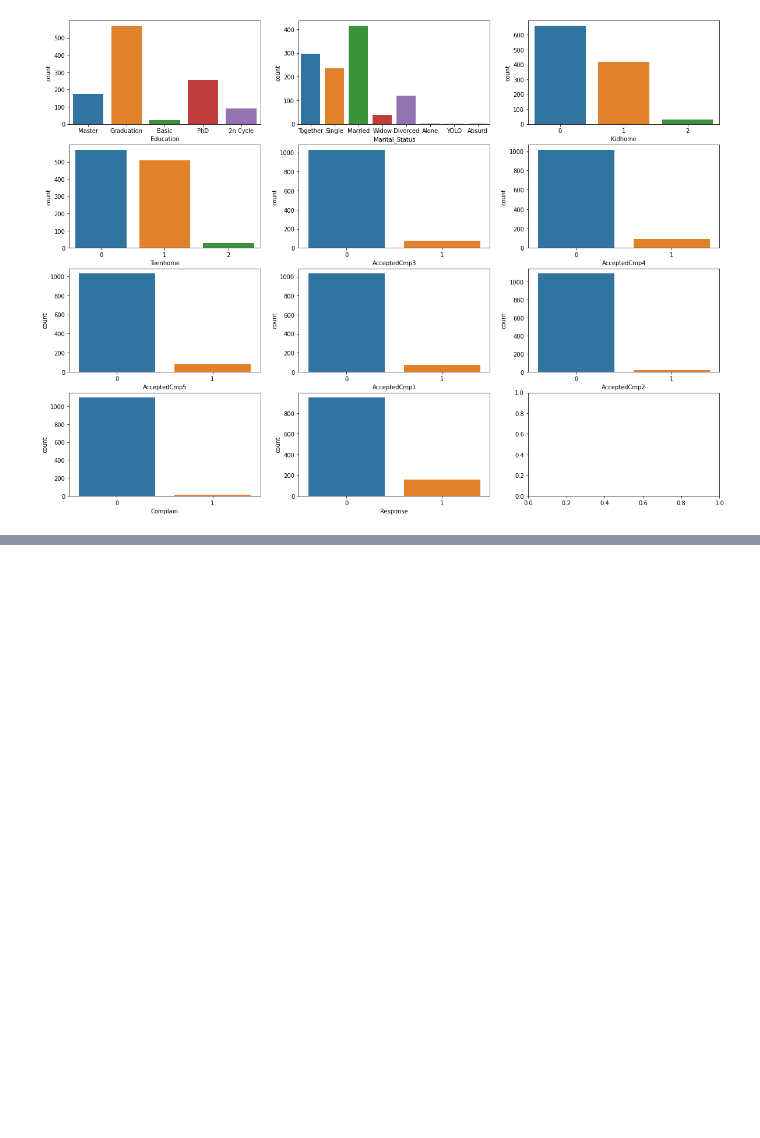
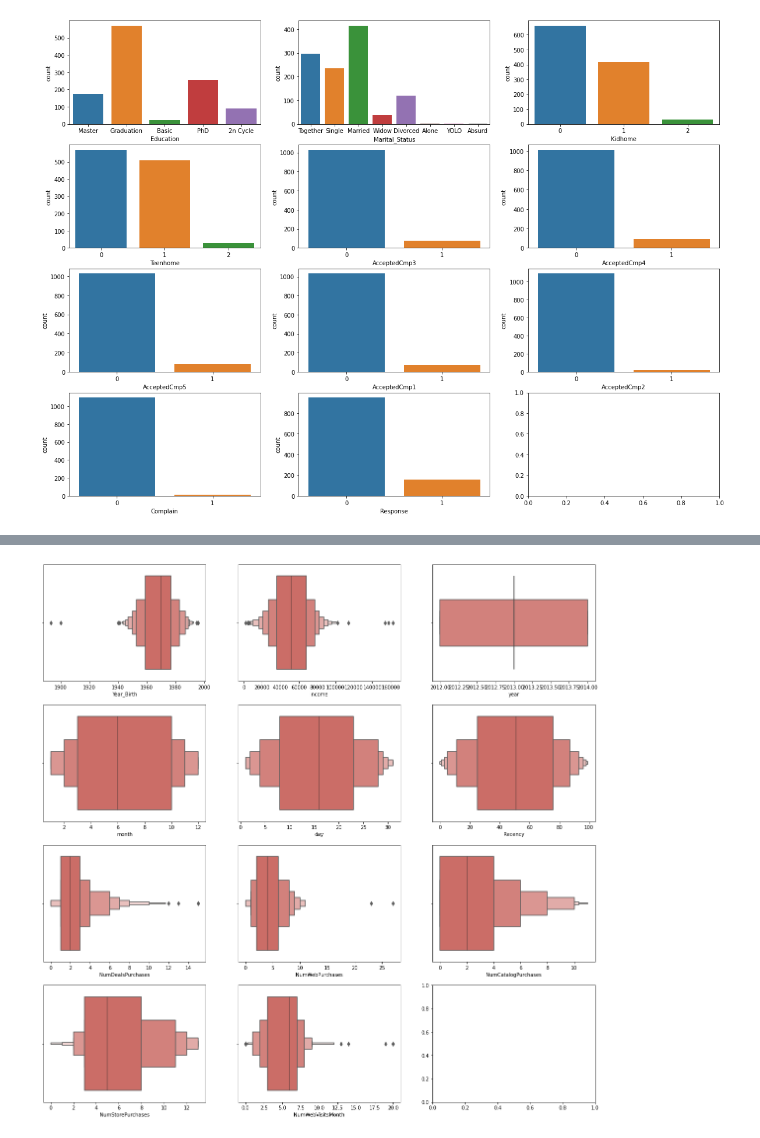
Before and after one commit to cheymingyu/Dacon_basic, a Jupyter notebook: consumption prediction/Consumer_EDA.ipynb, the cells around one changed output, grey strips where cells are left out. Cells and saved outputs as stored; diff of their text form; code cells hidden in the pictures; blank space fills up the shorter version.

```diff
--- a/consumption prediction/Consumer_EDA.ipynb
+++ b/consumption prediction/Consumer_EDA.ipynb
@@ -116,0 +158,8 @@ plt.show()
+# %%
+fig, axes = plt.subplots(4, 3, figsize=(20, 20))
+
+for ax, feature in zip(axes.flatten(), quantitative):
+  sns.boxenplot(data=train, x=feature, ax=ax, palette='hls')
+plt.show()
+# %% [output]
+[figure, added]
```
Also changed, not shown: parts of 9 cells of this notebook.
